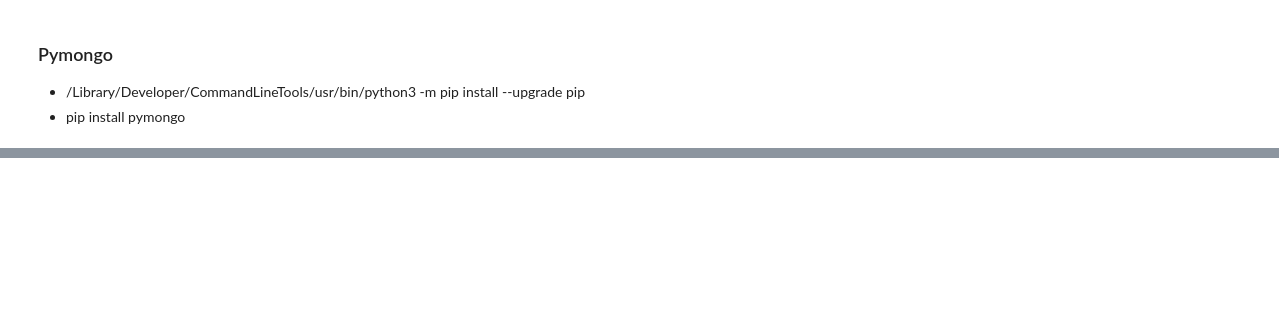
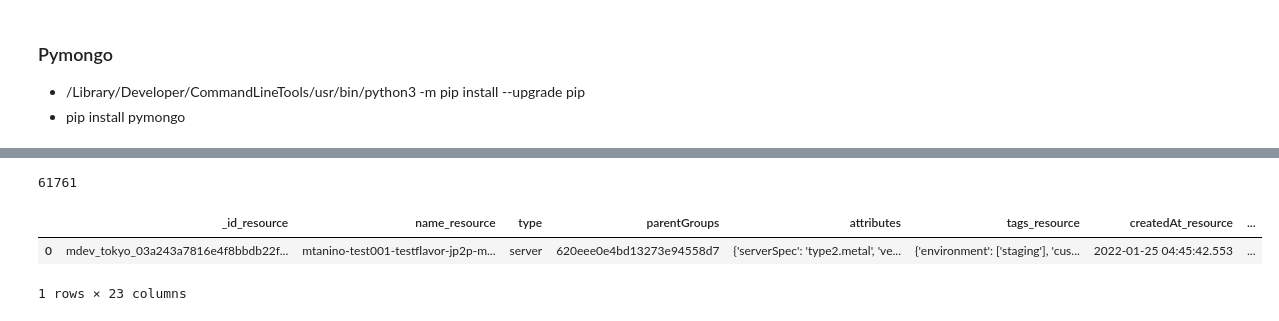
Before and after one commit to 2jimoo/statistics_with_mongodb_s3_papermill_k8s, a Jupyter notebook: pymongo_registration_rate.ipynb, the cells around one changed output, grey strips where cells are left out. Drawn from its saved outputs; the diff is of its cells as text; code cells hidden in the pictures; blank space fills up the shorter version.

```diff
--- a/pymongo_registration_rate.ipynb
+++ b/pymongo_registration_rate.ipynb
@@ -30,0 +54,13 @@ print(default_pa_id)
+# %%
+non_default_pa_server = lookupServerApplicationDf[lookupServerApplicationDf["parentGroup"] != default_pa_id]
+non_default_pa_server.dropna(axis=0,how='any',subset=["parentGroup","parentGroups"],inplace = True)
+registered_server_count= non_default_pa_server.shape[0]
+print(registered_server_count)
+# %% [output]
+61761
+# %%
+lookupServerApplicationDf.head(1)
+# %% [output]
+|  | _id_resource | name_resource | type | parentGroups | attributes | tags_resource | createdAt_resource | ... |
+| 0 | mdev_tokyo_03a243a7816e4f8bbdb22f... | mtanino-test001-testflavor-jp2p-m... | server | 620eee0e4bd13273e94558d7 | {'serverSpec': 'type2.metal', 've... | {'environment': ['staging'], 'cus... | 2022-01-25 04:45:42.553 | ... |
+1 rows × 23 columns
```
Also changed, not shown: parts of 11 cells of this notebook, 10 other files.
